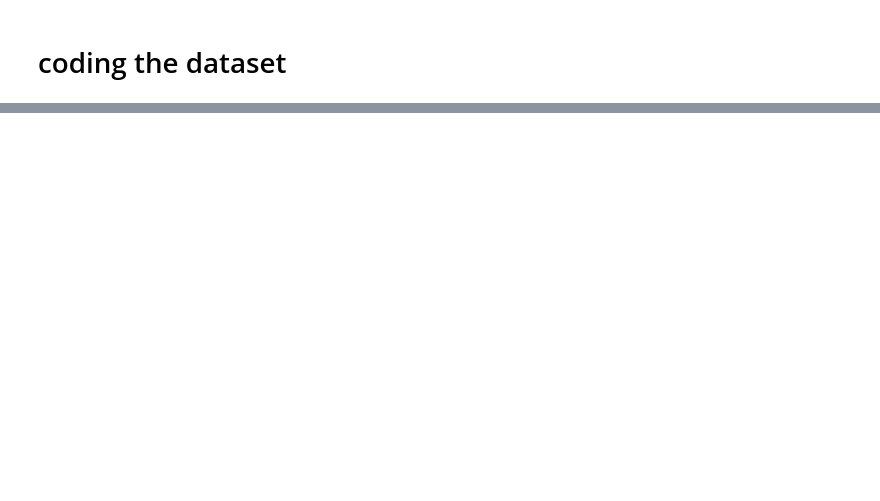
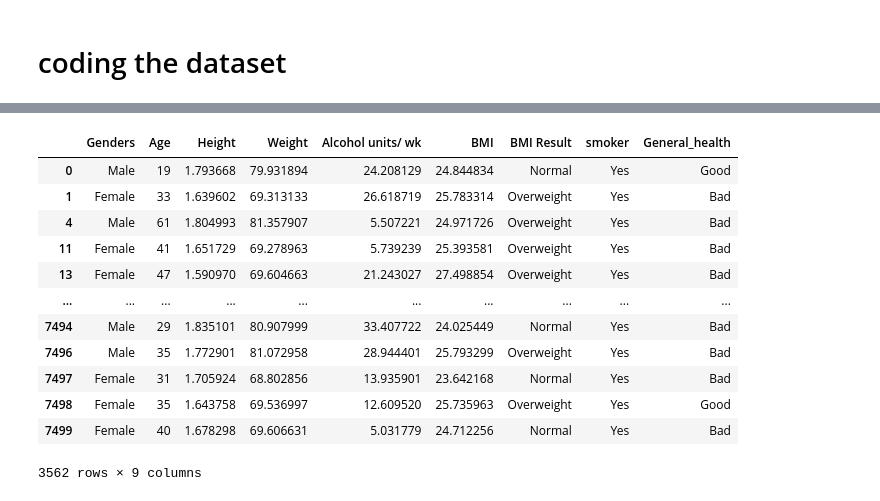
Before and after one commit to keithmmc/PDA1, a Jupyter notebook: PDA1.ipynb, the cells around one changed output, grey strips where cells are left out. Saved outputs shown, nothing was run; the diff lists cells and outputs as text; code cells hidden in the pictures; blank space fills up the shorter version.

```diff
--- a/PDA1.ipynb
+++ b/PDA1.ipynb
@@ -445,0 +530,17 @@ df.round({'Height': 2, 'Weight': 2, 'BMI': 1, 'Alcohol units/ wk': 1})
+# %%
+yes = df.query("smoker == 'Yes'")
+yes
+# %% [output]
+|  | Genders | Age | Height | Weight | Alcohol units/ wk | BMI | BMI Result | smoker | General_health |
+| 0 | Male | 19 | 1.793668 | 79.931894 | 24.208129 | 24.844834 | Normal | Yes | Good |
+| 1 | Female | 33 | 1.639602 | 69.313133 | 26.618719 | 25.783314 | Overweight | Yes | Bad |
+| 4 | Male | 61 | 1.804993 | 81.357907 | 5.507221 | 24.971726 | Overweight | Yes | Bad |
+| 11 | Female | 41 | 1.651729 | 69.278963 | 5.739239 | 25.393581 | Overweight | Yes | Bad |
+| 13 | Female | 47 | 1.590970 | 69.604663 | 21.243027 | 27.498854 | Overweight | Yes | Bad |
+| ... | ... | ... | ... | ... | ... | ... | ... | ... | ... |
+| 7494 | Male | 29 | 1.835101 | 80.907999 | 33.407722 | 24.025449 | Normal | Yes | Bad |
+| 7496 | Male | 35 | 1.772901 | 81.072958 | 28.944401 | 25.793299 | Overweight | Yes | Bad |
+| 7497 | Female | 31 | 1.705924 | 68.802856 | 13.935901 | 23.642168 | Normal | Yes | Bad |
+| 7498 | Female | 35 | 1.643758 | 69.536997 | 12.609520 | 25.735963 | Overweight | Yes | Good |
+| 7499 | Female | 40 | 1.678298 | 69.606631 | 5.031779 | 24.712256 | Normal | Yes | Bad |
+3562 rows × 9 columns
```
Also changed, not shown: parts of 34 cells of this notebook.
